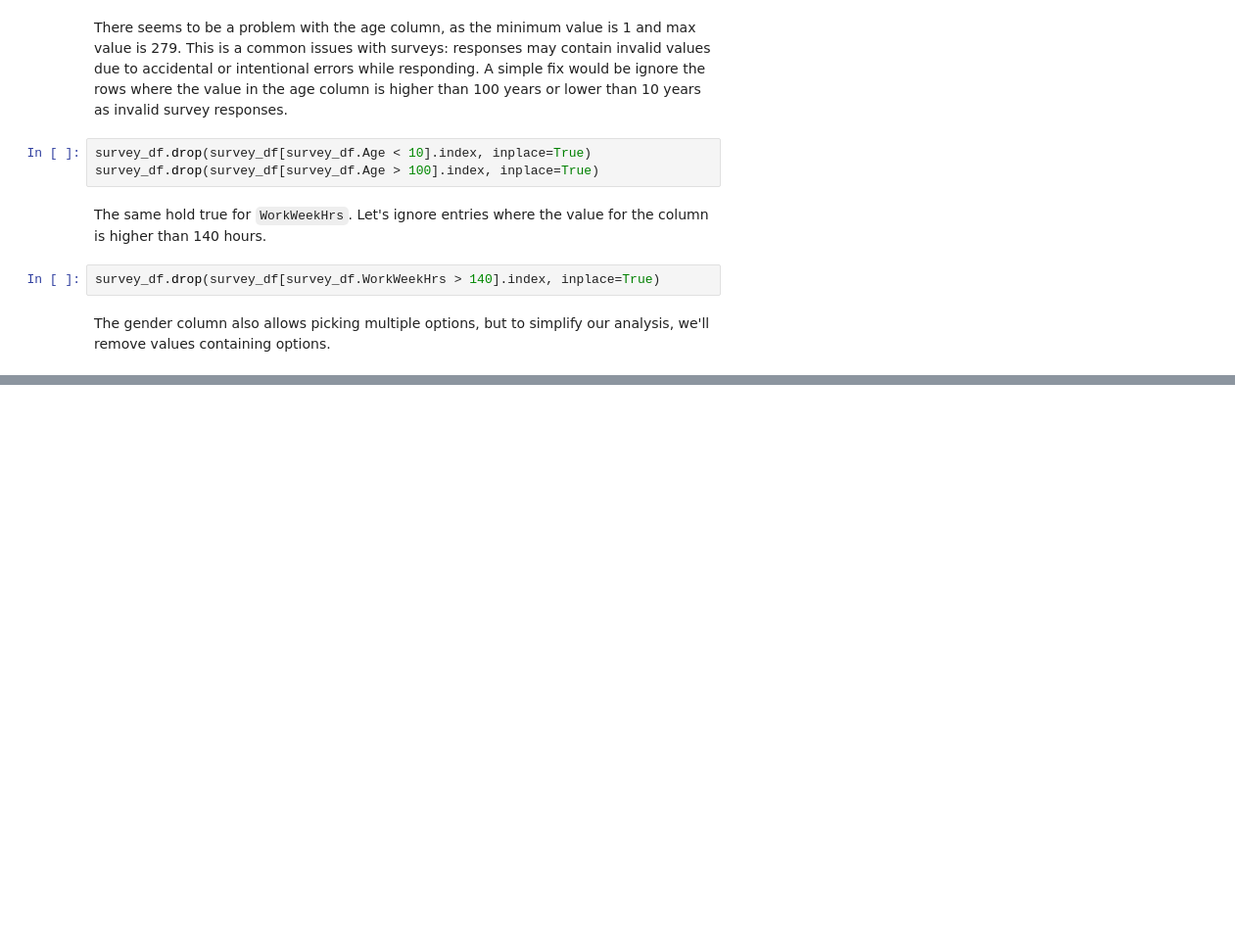
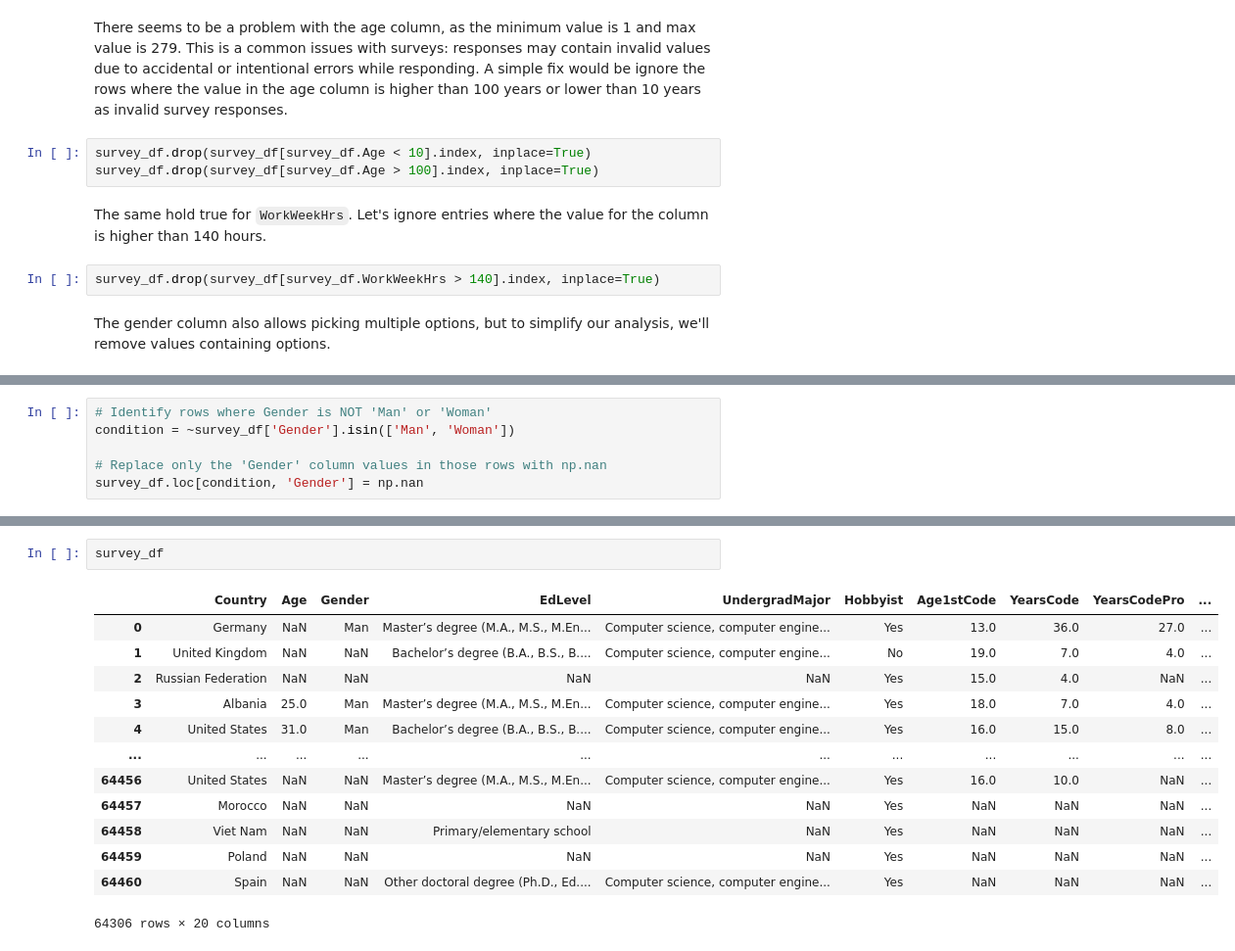
Before and after one commit to Harish-lvrk/Data-Analysis-project, a Jupyter notebook: EDA_StackOverflow_2025_surveydata.ipynb, the cells around one changed output, grey strips where cells are left out. Shown at 98% size. Cells and saved outputs as stored; diff of their text form; blank space fills up the shorter version.

```diff
--- a/EDA_StackOverflow_2025_surveydata.ipynb
+++ b/EDA_StackOverflow_2025_surveydata.ipynb
@@ -594,0 +619,6 @@ The gender column also allows picking multiple options, but to simplify our anal
+# %%
+# Identify rows where Gender is NOT 'Man' or 'Woman'
+condition = ~survey_df['Gender'].isin(['Man', 'Woman'])
+
+# Replace only the 'Gender' column values in those rows with np.nan
+survey_df.loc[condition, 'Gender'] = np.nan
@@ -594,0 +643,16 @@ The gender column also allows picking multiple options, but to simplify our anal
+# %%
+survey_df
+# %% [output]
+|  | Country | Age | Gender | EdLevel | UndergradMajor | Hobbyist | Age1stCode | YearsCode | YearsCodePro | ... |
+| 0 | Germany | NaN | Man | Master’s degree (M.A., M.S., M.En... | Computer science, computer engine... | Yes | 13.0 | 36.0 | 27.0 | ... |
+| 1 | United Kingdom | NaN | NaN | Bachelor’s degree (B.A., B.S., B.... | Computer science, computer engine... | No | 19.0 | 7.0 | 4.0 | ... |
+| 2 | Russian Federation | NaN | NaN | NaN | NaN | Yes | 15.0 | 4.0 | NaN | ... |
+| 3 | Albania | 25.0 | Man | Master’s degree (M.A., M.S., M.En... | Computer science, computer engine... | Yes | 18.0 | 7.0 | 4.0 | ... |
+| 4 | United States | 31.0 | Man | Bachelor’s degree (B.A., B.S., B.... | Computer science, computer engine... | Yes | 16.0 | 15.0 | 8.0 | ... |
+| ... | ... | ... | ... | ... | ... | ... | ... | ... | ... | ... |
+| 64456 | United States | NaN | NaN | Master’s degree (M.A., M.S., M.En... | Computer science, computer engine... | Yes | 16.0 | 10.0 | NaN | ... |
+| 64457 | Morocco | NaN | NaN | NaN | NaN | Yes | NaN | NaN | NaN | ... |
+| 64458 | Viet Nam | NaN | NaN | Primary/elementary school | NaN | Yes | NaN | NaN | NaN | ... |
+| 64459 | Poland | NaN | NaN | NaN | NaN | Yes | NaN | NaN | NaN | ... |
+| 64460 | Spain | NaN | NaN | Other doctoral degree (Ph.D., Ed.... | Computer science, computer engine... | Yes | NaN | NaN | NaN | ... |
+64306 rows × 20 columns
```
Also changed, not shown: parts of 5 cells of this notebook.
